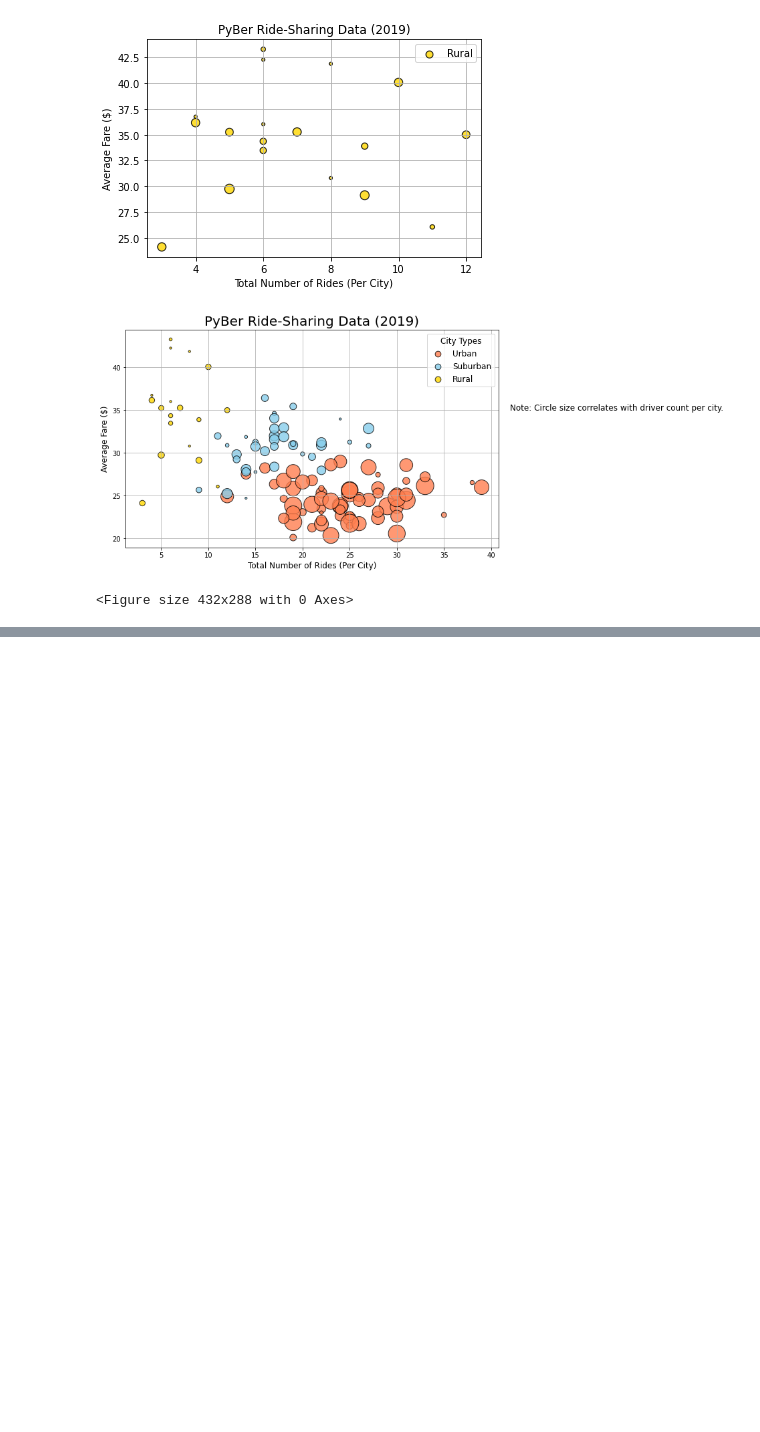
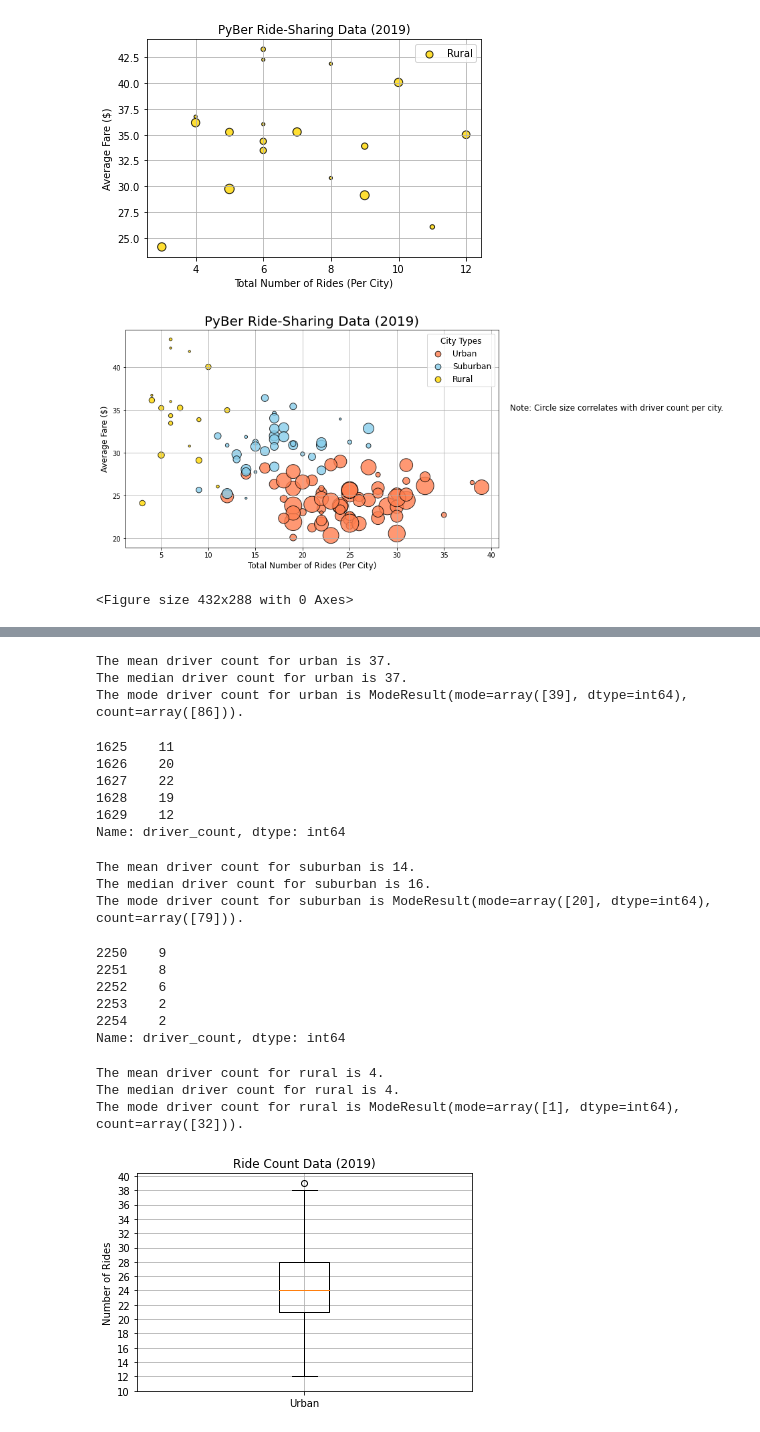
Before and after one commit to mfink13/PyBer_Analysis, a Jupyter notebook: Pyber.ipynb, the cells around one changed output, grey strips where cells are left out. Drawn from its saved outputs; the diff is of its cells as text; code cells hidden in the pictures; blank space fills up the shorter version.

Commit message:
whisker and box plots

```diff
--- a/Pyber.ipynb
+++ b/Pyber.ipynb
@@ -305,0 +569,77 @@ plt.savefig("analysis/Fig1.png")
+# %%
+# Calculate the measures of central tendency for the average driver count for the urban cities.
+mean_urban_drivers = np.mean(urban_drivers)
+print(f"The mean driver count for urban is {mean_urban_drivers:1.0f}.")
+
+median_urban_drivers = np.median(urban_drivers)
+print(f"The median driver count for urban is {median_urban_drivers:1.0f}.")
+
+mode_urban_drivers = sts.mode(urban_drivers)
+print(f"The mode driver count for urban is {mode_urban_drivers}.")
+# %% [output]
+The mean driver count for urban is 37.
+The median driver count for urban is 37.
+The mode driver count for urban is ModeResult(mode=array([39], dtype=int64), count=array([86])).
+# %%
+# Get the driver count data from the suburban cities.
+suburban_drivers = suburban_cities_df['driver_count']
+suburban_drivers.head()
+# %% [output]
+1625    11
+1626    20
+1627    22
+1628    19
+1629    12
+Name: driver_count, dtype: int64
+# %%
+# Calculate the measures of central tendency for the average driver count for the suburban cities.
+mean_suburban_drivers = np.mean(suburban_drivers)
+print(f"The mean driver count for suburban is {mean_suburban_drivers:1.0f}.")
+
+median_suburban_drivers = np.median(suburban_drivers)
+print(f"The median driver count for suburban is {median_suburban_drivers:1.0f}.")
+
+mode_suburban_drivers = sts.mode(suburban_drivers)
+print(f"The mode driver count for suburban is {mode_suburban_drivers}.")
+# %% [output]
+The mean driver count for suburban is 14.
+The median driver count for suburban is 16.
+The mode driver count for suburban is ModeResult(mode=array([20], dtype=int64), count=array([79])).
+# %%
+# Get the driver count data from the rural cities.
+rural_drivers = rural_cities_df['driver_count']
+rural_drivers.head()
+# %% [output]
+2250    9
+2251    8
+2252    6
+2253    2
+2254    2
+Name: driver_count, dtype: int64
+# %%
+# Calculate the measures of central tendency for the average driver count for the rural cities.
+mean_rural_drivers = np.mean(rural_drivers)
+print(f"The mean driver count for rural is {mean_rural_drivers:1.0f}.")
+
+median_rural_drivers = np.median(rural_drivers)
+print(f"The median driver count for rural is {median_rural_drivers:1.0f}.")
+
+mode_rural_drivers = sts.mode(rural_drivers)
+print(f"The mode driver count for rural is {mode_rural_drivers}.")
+# %% [output]
+The mean driver count for rural is 4.
+The median driver count for rural is 4.
+The mode driver count for rural is ModeResult(mode=array([1], dtype=int64), count=array([32])).
+# %%
+# Create a box-and-whisker plot for the urban cities ride count.
+x_labels = ["Urban"]
+fig, ax = plt.subplots()
+ax.boxplot(urban_ride_count, labels=x_labels)
+# Add the title, y-axis label and grid.
+ax.set_title('Ride Count Data (2019)')
+ax.set_ylabel('Number of Rides')
+ax.set_yticks(np.arange(10, 41, step=2.0))
+ax.grid()
+plt.show()
+# %% [output]
+[figure, added]
```
Also changed, not shown: parts of 33 cells of this notebook, 4 other files.
